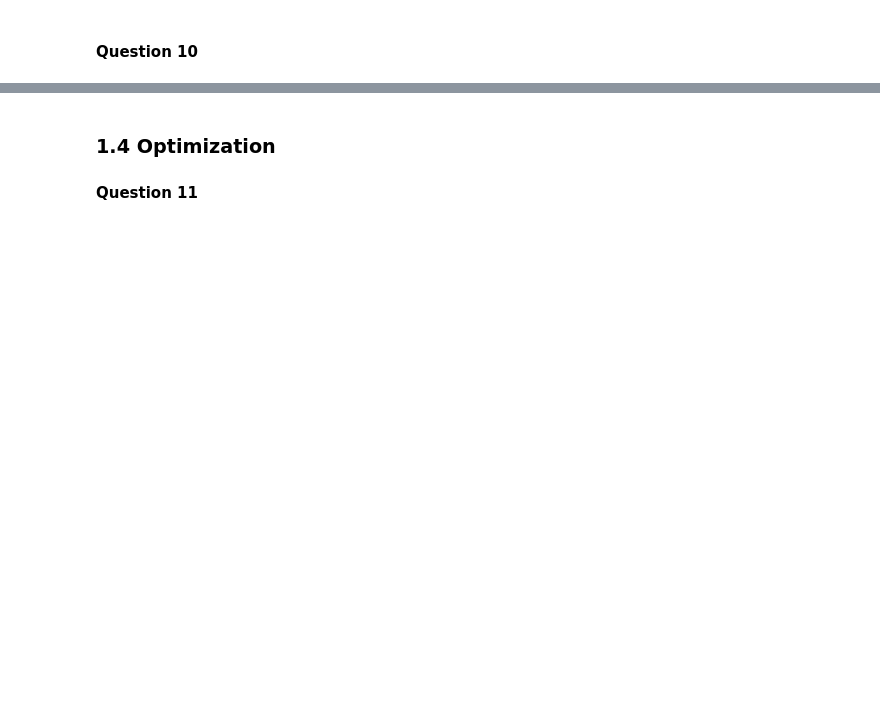
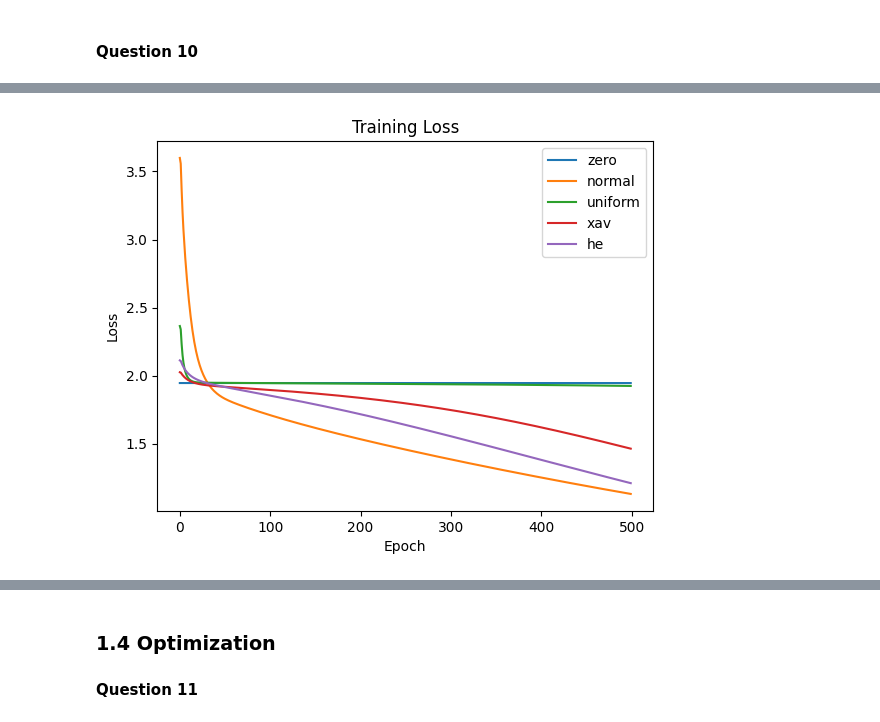
Before and after one commit to fusiatique/ci-assignments, a Jupyter notebook: Assignment_1_ANN/src/Main.ipynb, the cells around one changed output, grey strips where cells are left out. Cells and saved outputs as stored; diff of their text form; code cells hidden in the pictures; blank space fills up the shorter version.

```diff
--- a/Assignment_1_ANN/src/Main.ipynb
+++ b/Assignment_1_ANN/src/Main.ipynb
@@ -170,7 +339,8 @@ class Activation:
             y: output of the activation function.
         """
 
-        pass
+        self.cache = 1 / (1 + np.exp(-x))
+        return self.cache
 
     def backward(self, dupstream):
         """ Perform a backward pass of the activation function.
@@ -183,7 +353,9 @@ class Activation:
             dx: downstream gradient.
         """
 
-        pass
+        # given the upstream gradient, calculate how much the change in z(x) affects the loss (dL/dZ) = dupstream * dy / dZ, y = sigmoid(x)
+        # significance of upstream gradient? What are its dimensions? x is (N, in_features), dupstream is then (N, in_features) as well?
+        return dupstream * (self.cache * (1 - self.cache))
 # %% [markdown]
 **Network**
 
@@ -258,7 +466,7 @@ Finally, define a training loop in which for each optimizer step you:
 
 4. Update all parameters of the network i.e, take an optimizer step.
 # %%
-def train(net, inputs, labels, criterion, lr):
+def train(net, inputs, labels, criterion, lr, momentum_r):
     """Trains the neural network.
 
     Args:
@@ -273,6 +481,12 @@ def train(net, inputs, labels, criterion, lr):
         accuracies: a list containing the accuracy at every optimizer step.
     """
 
-    pass
+    preds = net.forward(inputs)
+    loss_grad = criterion(labels, preds)
+    net.backward(loss_grad[1])
+    net.optimizer_step(lr, momentum_r)
+    pred_classes = np.argmax(preds, axis=1) + 1
+
+    return (loss_grad[0], np.mean(pred_classes == labels))
 # %% [markdown]
 #### Question 7
@@ -308,0 +536,74 @@ _Put your code blocks above (if any) and write your answer here._
+# %%
+net_zero = Network([10, 8, 7], 0)
+net_normal = Network([10, 8, 7], 1)
+net_uniform = Network([10, 8, 7], 2)
+net_xav = Network([10, 8, 7], 3)
+net_he = Network([10, 8, 7], 4)
+
+losses_zero = []
+accuracies_zero = []
+
+losses_normal = []
+accuracies_normal = []
+
+losses_uniform = []
+accuracies_uniform = []
+
+losses_xav = []
+accuracies_xav = []
+
+losses_he = []
+accuracies_he = []
+
+
+for i in range(500):
+    epoch_loss_zero, epoch_accuracy_zero = train(net_zero, train_x, train_y, Loss, 0.1, 0.8)
+    epoch_loss_normal, epoch_accuracy_normal = train(net_normal, train_x, train_y, Loss, 0.1, 0.8)
+    epoch_loss_uniform, epoch_accuracy_uniform = train(net_uniform, train_x, train_y, Loss, 0.1, 0.8)
+    epoch_loss_xav, epoch_accuracy_xav = train(net_xav, train_x, train_y, Loss, 0.1, 0.8)
+    epoch_loss_he, epoch_accuracy_he = train(net_he, train_x, train_y, Loss, 0.1, 0.8)
+
+    losses_zero.append(np.mean(epoch_loss_zero))
+    accuracies_zero.append(np.mean(epoch_accuracy_zero))
+
+    losses_normal.append(np.mean(epoch_loss_normal))
+    accuracies_normal.append(np.mean(epoch_accuracy_normal))
+
+    losses_uniform.append(np.mean(epoch_loss_uniform))
+    accuracies_uniform.append(np.mean(epoch_accuracy_uniform))
+
+    losses_xav.append(np.mean(epoch_loss_xav))
+    accuracies_xav.append(np.mean(epoch_accuracy_xav))
+
+    losses_he.append(np.mean(epoch_loss_he))
+    accuracies_he.append(np.mean(epoch_accuracy_he))
+
+
+
+# loss
+plt.figure()
+plt.plot(losses_zero, label = 'zero')
+plt.plot(losses_normal, label = 'normal')
+plt.plot(losses_uniform, label = 'uniform')
+plt.plot(losses_xav, label = 'xav')
+plt.plot(losses_he, label = 'he')
+plt.legend()
+plt.title("Training Loss")
+plt.xlabel("Epoch")
+plt.ylabel("Loss")
+plt.show()
+
+# accuracy
+plt.figure()
+plt.plot(accuracies_zero, label = 'zero')
+plt.plot(accuracies_normal, label = 'normal')
+plt.plot(accuracies_uniform, label = 'uniform')
+plt.plot(accuracies_xav, label = 'xav')
+plt.plot(accuracies_he, label = 'he')
+plt.legend()
+plt.title("Training Accuracy")
+plt.xlabel("Epoch")
+plt.ylabel("Accuracy")
+plt.show()
+# %% [output]
+[figure, added]
```
Also changed, not shown: parts of 51 cells of this notebook, 2 other files.
